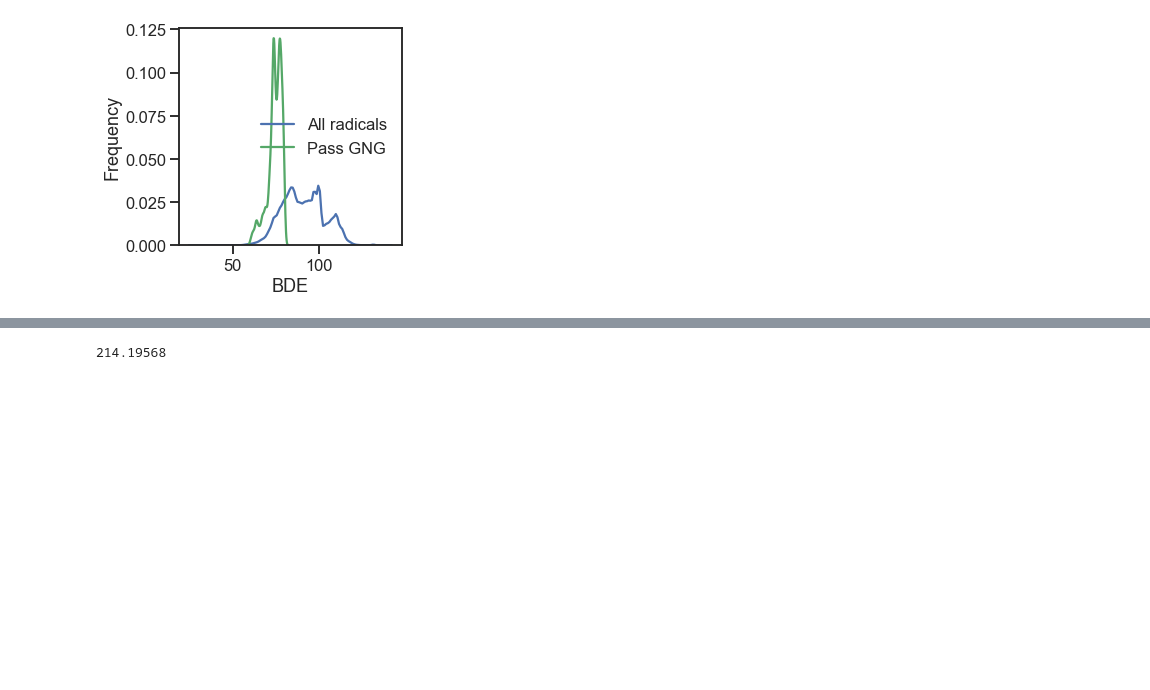
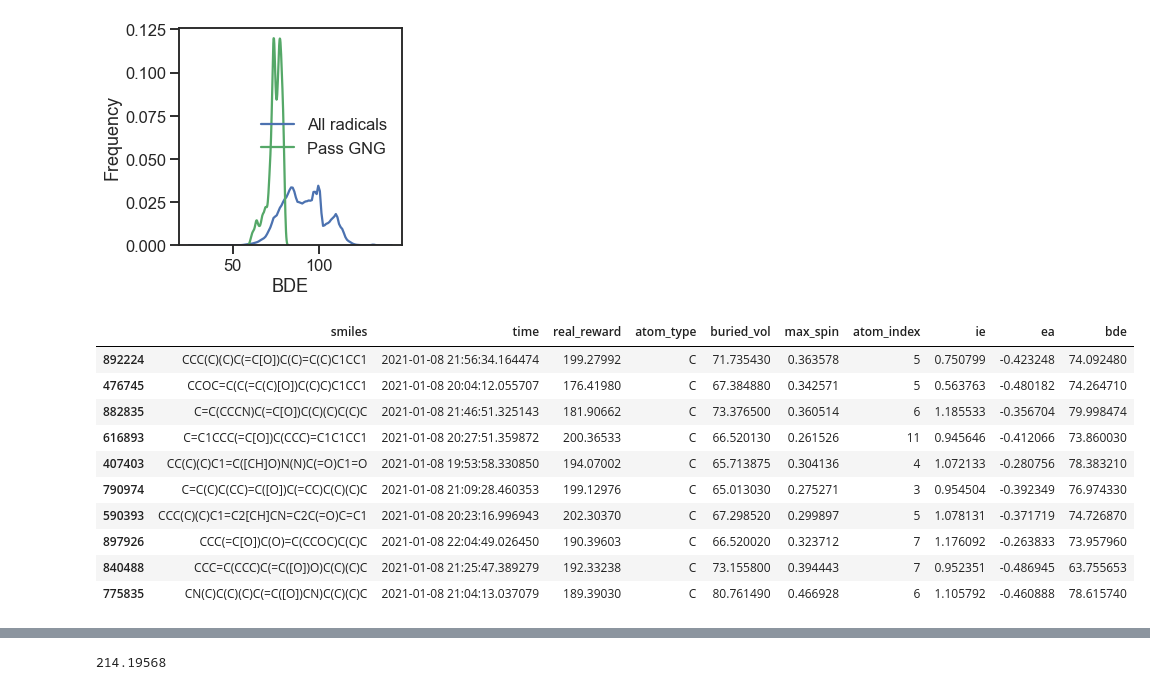
Before and after one commit to NREL/rlmolecule, a Jupyter notebook: stable_radical_optimization/monitor_progress.ipynb, the cells around one changed output, grey strips where cells are left out. Saved outputs shown, nothing was run; the diff lists cells and outputs as text; code cells hidden in the pictures; blank space fills up the shorter version.

```diff
--- a/stable_radical_optimization/monitor_progress.ipynb
+++ b/stable_radical_optimization/monitor_progress.ipynb
@@ -208,6 +239,20 @@ Text(0, 0.5, 'Frequency')
 [figure]
 # %%
 df = rew_df[~rew_df.index.isin(pass_gng.index)].sort_values('real_reward', ascending=False)
+# %%
+pass_gng.sample(10)
+# %% [output]
+|  | smiles | time | real_reward | atom_type | buried_vol | max_spin | atom_index | ie | ea | bde |
+| 892224 | CCC(C)(C)C(=C[O])C(C)=C(C)C1CC1 | 2021-01-08 21:56:34.164474 | 199.27992 | C | 71.735430 | 0.363578 | 5 | 0.750799 | -0.423248 | 74.092480 |
+| 476745 | CCOC=C(C(=C(C)[O])C(C)C)C1CC1 | 2021-01-08 20:04:12.055707 | 176.41980 | C | 67.384880 | 0.342571 | 5 | 0.563763 | -0.480182 | 74.264710 |
+| 882835 | C=C(CCCN)C(=C[O])C(C)(C)C(C)C | 2021-01-08 21:46:51.325143 | 181.90662 | C | 73.376500 | 0.360514 | 6 | 1.185533 | -0.356704 | 79.998474 |
+| 616893 | C=C1CCC(=C[O])C(CCC)=C1C1CC1 | 2021-01-08 20:27:51.359872 | 200.36533 | C | 66.520130 | 0.261526 | 11 | 0.945646 | -0.412066 | 73.860030 |
+| 407403 | CC(C)(C)C1=C([CH]O)N(N)C(=O)C1=O | 2021-01-08 19:53:58.330850 | 194.07002 | C | 65.713875 | 0.304136 | 4 | 1.072133 | -0.280756 | 78.383210 |
+| 790974 | C=C(C)C(CC)=C([O])C(=CC)C(C)(C)C | 2021-01-08 21:09:28.460353 | 199.12976 | C | 65.013030 | 0.275271 | 3 | 0.954504 | -0.392349 | 76.974330 |
+| 590393 | CCC(C)(C)C1=C2[CH]CN=C2C(=O)C=C1 | 2021-01-08 20:23:16.996943 | 202.30370 | C | 67.298520 | 0.299897 | 5 | 1.078131 | -0.371719 | 74.726870 |
+| 897926 | CCC(=C[O])C(O)=C(CCOC)C(C)C | 2021-01-08 22:04:49.026450 | 190.39603 | C | 66.520020 | 0.323712 | 7 | 1.176092 | -0.263833 | 73.957960 |
+| 840488 | CCC=C(CCC)C(=C([O])O)C(C)(C)C | 2021-01-08 21:25:47.389279 | 192.33238 | C | 73.155800 | 0.394443 | 7 | 0.952351 | -0.486945 | 63.755653 |
+| 775835 | CN(C)C(C)(C)C(=C([O])CN)C(C)(C)C | 2021-01-08 21:04:13.037079 | 189.39030 | C | 80.761490 | 0.466928 | 6 | 1.105792 | -0.460888 | 78.615740 |
 # %%
 rew_df[rew_df.real_reward > 200]
 # %% [output]
```
Also changed, not shown: parts of 11 cells of this notebook, 6 other files.
